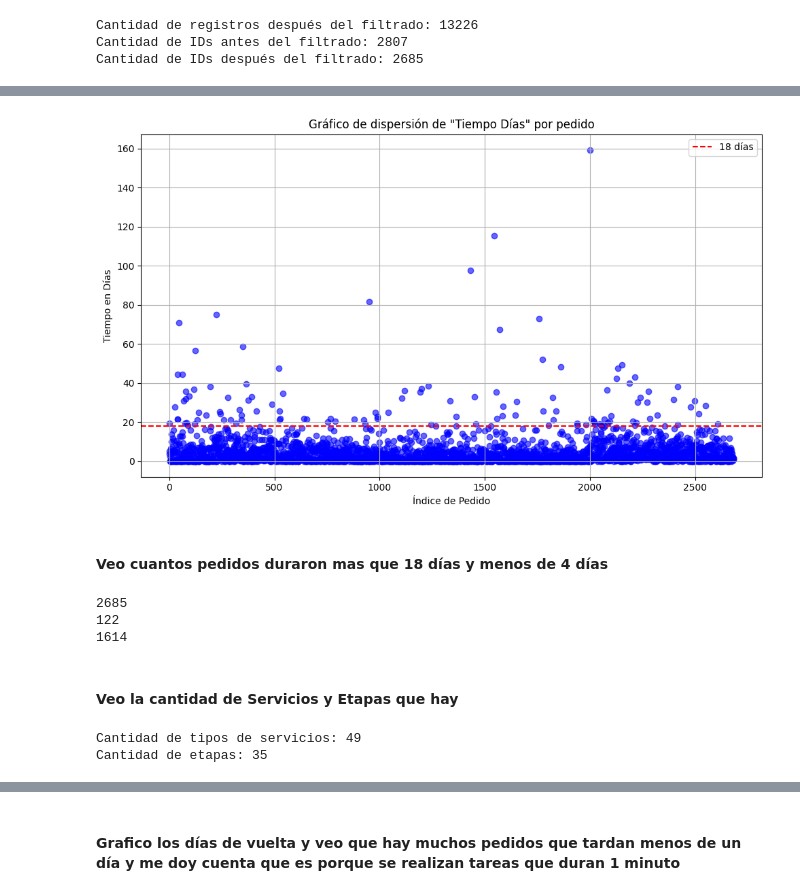
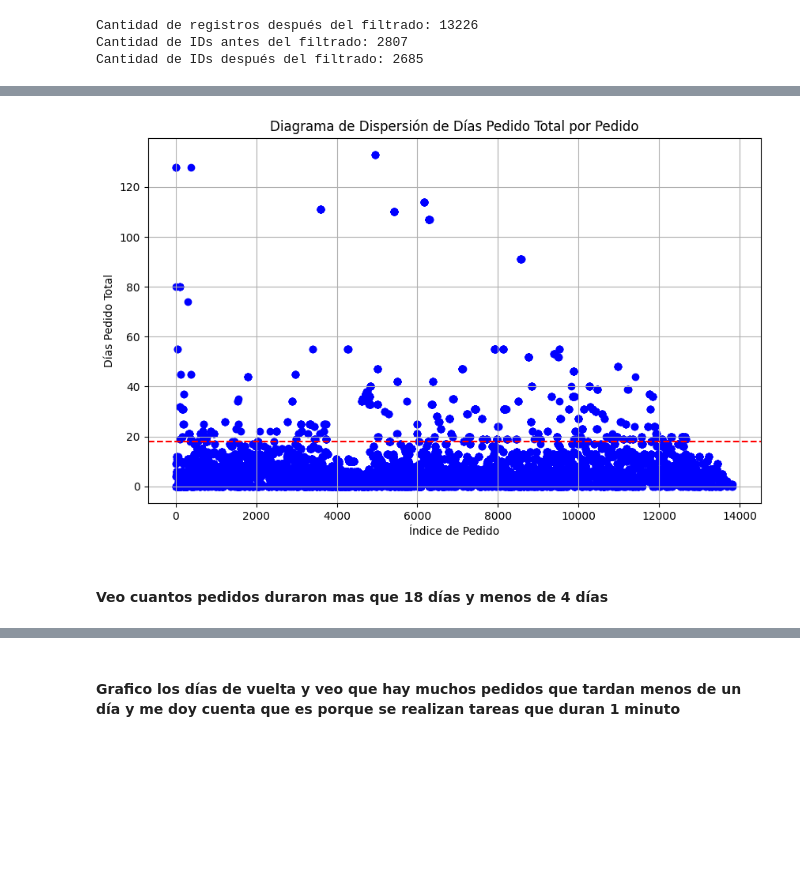
Before and after one commit to AbrilSchafer/Proyecto-Final, a Jupyter notebook: limpieza.ipynb, the cells around one changed output, grey strips where cells are left out. Cells and saved outputs as stored; diff of their text form; code cells hidden in the pictures; blank space fills up the shorter version.

```diff
--- a/limpieza.ipynb
+++ b/limpieza.ipynb
@@ -81,23 +284,0 @@ Cantidad de IDs después del filtrado: 2685
-# %%
-import pandas as pd
-import matplotlib.pyplot as plt
-
-# Función para convertir 'HH:MM' a minutos totales
-def convertir_a_minutos(tiempo_str):
-    try:
-        horas, minutos = map(int, tiempo_str.split(':'))
-        return horas * 60 + minutos
-    except:
-        return None  # Manejar valores no válidos
-
-# Aplica la función de conversión a la columna 'Tiempo Horas' para obtener minutos
-df['Tiempo Minutos'] = df['Tiempo Horas'].apply(convertir_a_minutos)
-
-# Convierte los minutos a días
-df['Tiempo Días'] = df['Tiempo Minutos'] / 1440  # 1440 minutos en un día
-
-# Agrupar por 'Nº' (ID del pedido) y sumar los días de cada pedido
-df_agrupado = df.groupby('Nº')['Tiempo Días'].sum().reset_index()
-
-# Muestra el resultado
-print(df_agrupado)
@@ -122,53 +285,24 @@ print(df_agrupado)
 # %%
 import matplotlib.pyplot as plt
 
-# Graficar el scatter plot de los puntos de 'Tiempo Días'
+# Crear un gráfico de dispersión con el índice en el eje X y los días totales del pedido en el eje Y
 plt.figure(figsize=(10, 6))
 
-# Usamos el índice del DataFrame para el eje X y 'Tiempo Días' para el eje Y
-plt.scatter(df_agrupado.index, df_agrupado['Tiempo Días'], color='blue', alpha=0.6)
+# Graficar el índice vs. los días totales del pedido
+plt.scatter(df.index, df['Dias Pedido Total'], color='blue')
 
-# Agregar una línea horizontal punteada en los 14 días
-plt.axhline(y=18, color='red', linestyle='--', label='18 días')
+# Agregar una línea horizontal en y = 18
+plt.axhline(y=18, color='red', linestyle='--', label='Límite de 18 días')
 
 # Agregar título y etiquetas de los ejes
-plt.title('Gráfico de dispersión de "Tiempo Días" por pedido')
+plt.title('Diagrama de Dispersión de Días Pedido Total por Pedido')
 plt.xlabel('Índice de Pedido')
-plt.ylabel('Tiempo en Días')
-
-# Agregar la cuadrícula
-plt.grid(True)
-
-# Mostrar la leyenda
-plt.legend()
+plt.ylabel('Días Pedido Total')
 
 # Mostrar el gráfico
-plt.tight_layout()  # Asegura que todo quede bien distribuido
+plt.grid(True)
 plt.show()
 # %% [output]
-[figure, old version]
+[figure, new version]
 # %% [markdown]
 #### Veo cuantos pedidos duraron mas que 18 días y menos de 4 días
-# %%
-print(df_agrupado.shape[0]) #Cantidad de pedidos
-print(df_agrupado[df_agrupado['Tiempo Días'] > 18].shape[0]) #Cantidad de pedidos que tardan más de 18 días
-print(df_agrupado[df_agrupado['Tiempo Días'] < 4].shape[0]) #Cantidad de pedidos que tardan menos de 4 días
-# %% [output]
-2685
-122
-1614
-# %% [markdown]
-#### Veo la cantidad de Servicios y Etapas que hay
-# %%
-# Contar los tipos de servicios únicos
-cantidad_servicios = df['Servicio'].nunique()
-
-# Contar las etapas únicas
-cantidad_etapas = df['Etapa'].nunique()
-
-# Mostrar los resultados
-print(f"Cantidad de tipos de servicios: {cantidad_servicios}")
-print(f"Cantidad de etapas: {cantidad_etapas}")
-# %% [output]
-Cantidad de tipos de servicios: 49
-Cantidad de etapas: 35
```
Also changed, not shown: parts of 93 cells of this notebook, 2 other files.
